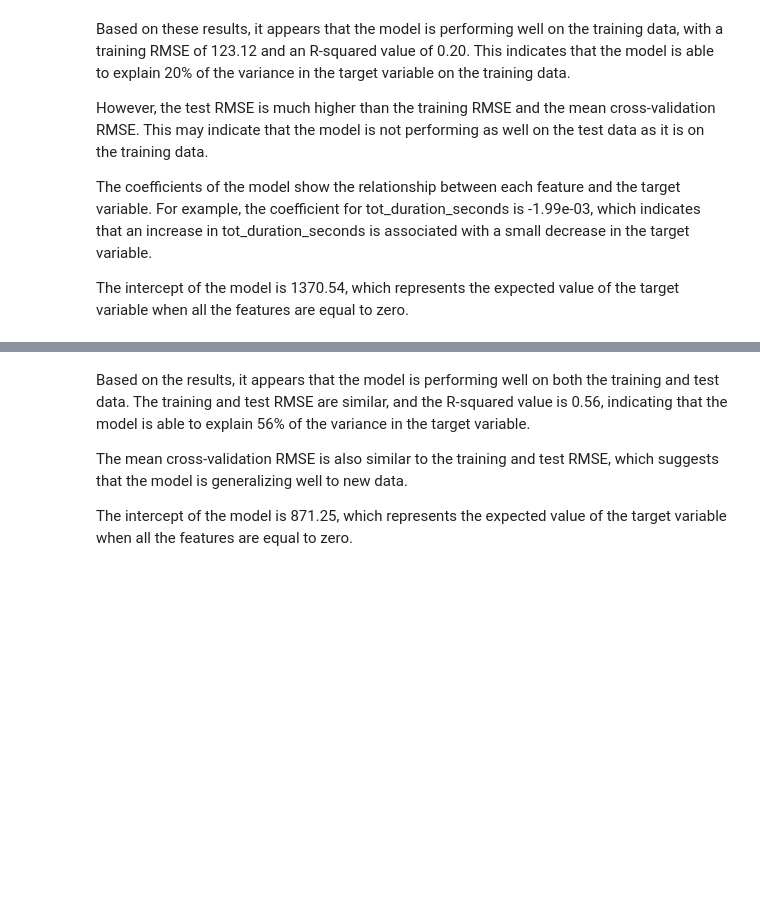
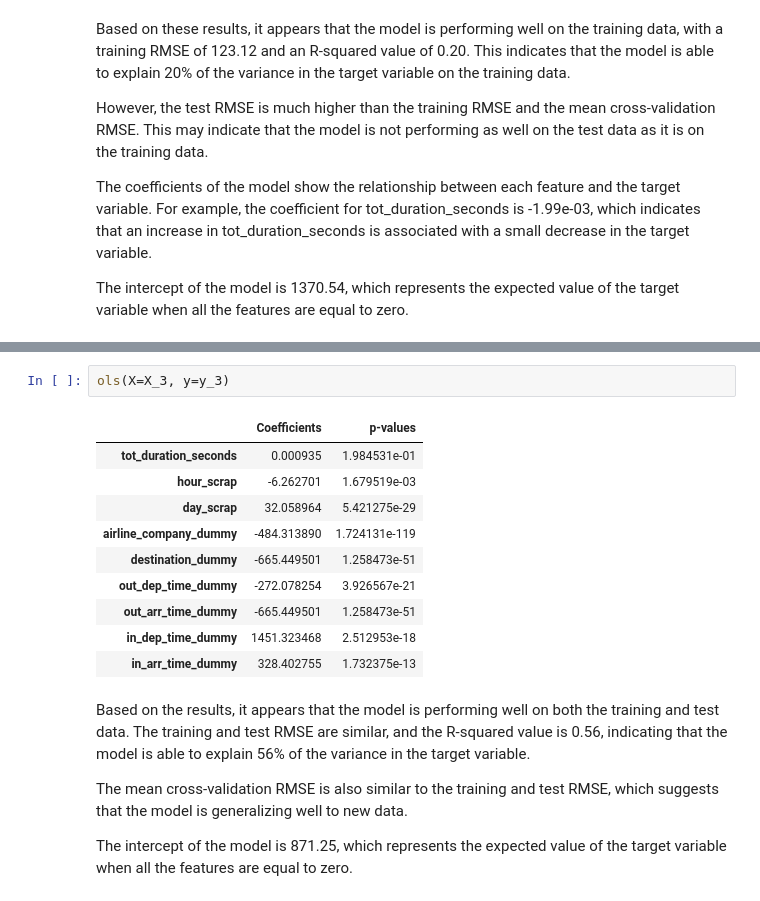
Before and after one commit to adelindonesia/project, a Jupyter notebook: second_version/data_model/data_model.ipynb, the cells around one changed output, grey strips where cells are left out. Cells and saved outputs as stored; diff of their text form; blank space fills up the shorter version.

```diff
--- a/second_version/data_model/data_model.ipynb
+++ b/second_version/data_model/data_model.ipynb
@@ -405,3 +430,16 @@ R-squared: 0.20
+# %%
+ols(X=X_3, y=y_3)
+# %% [output]
+|  | Coefficients | p-values |
+| tot_duration_seconds | 0.000935 | 1.984531e-01 |
+| hour_scrap | -6.262701 | 1.679519e-03 |
+| day_scrap | 32.058964 | 5.421275e-29 |
+| airline_company_dummy | -484.313890 | 1.724131e-119 |
+| destination_dummy | -665.449501 | 1.258473e-51 |
+| out_dep_time_dummy | -272.078254 | 3.926567e-21 |
+| out_arr_time_dummy | -665.449501 | 1.258473e-51 |
+| in_dep_time_dummy | 1451.323468 | 2.512953e-18 |
+| in_arr_time_dummy | 328.402755 | 1.732375e-13 |
 # %% [markdown]
 Based on the results, it appears that the model is performing well on both the training and test data. The training and test RMSE are similar, and the R-squared value is 0.56, indicating that the model is able to explain 56% of the variance in the target variable.
 
```
Also changed, not shown: parts of 39 cells of this notebook.
